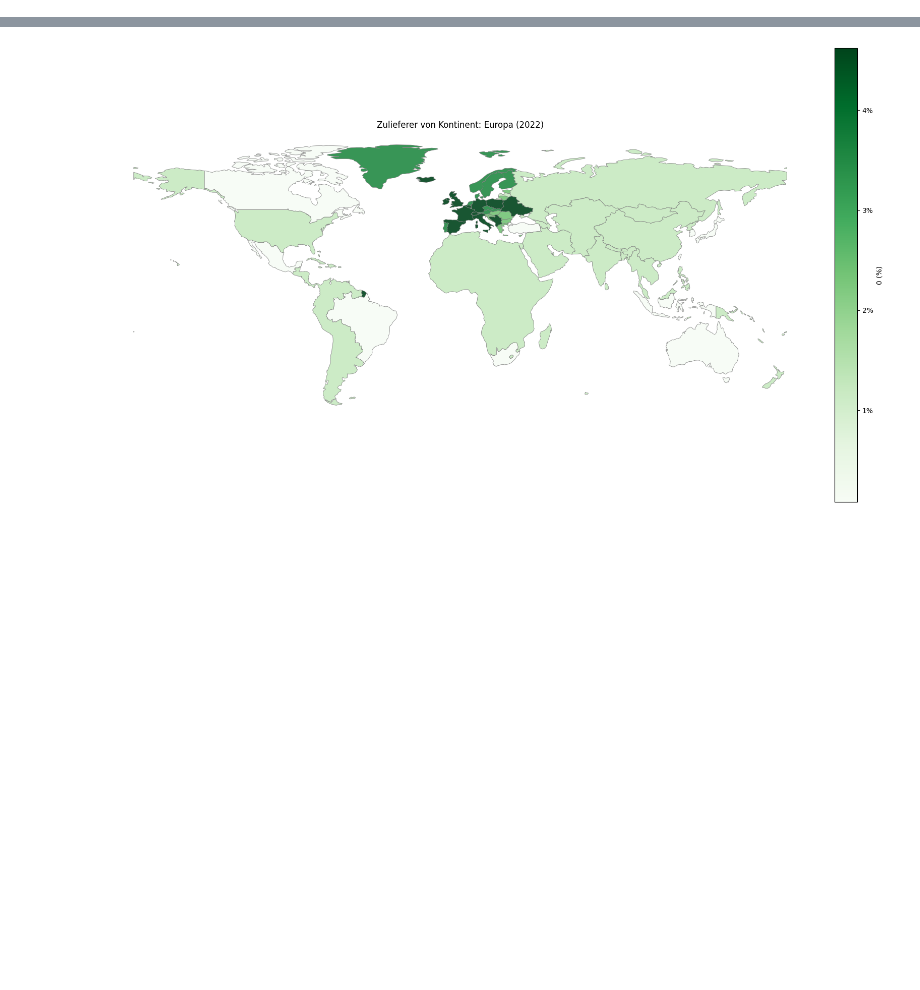
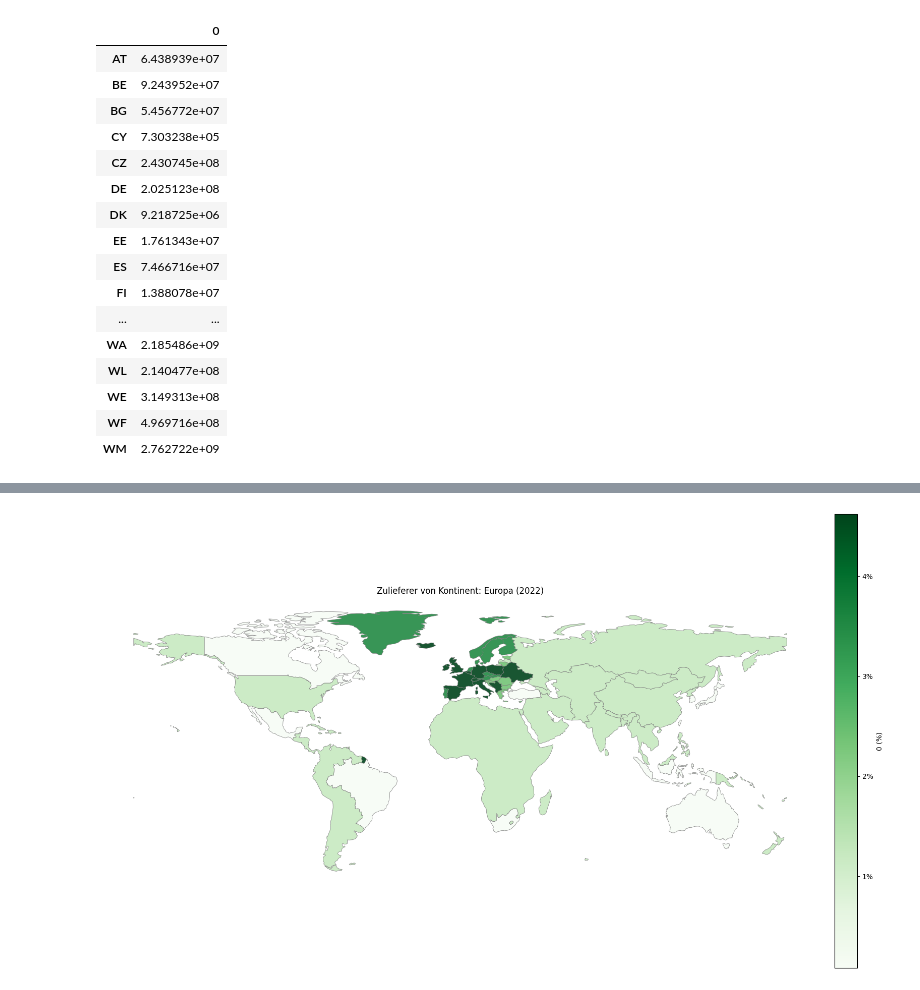
Before and after one commit to JonasLmbt/exiobase_explorer, a Jupyter notebook: main.ipynb, the cells around one changed output, grey strips where cells are left out. Saved outputs shown, nothing was run; the diff lists cells and outputs as text; code cells hidden in the pictures; blank space fills up the shorter version.

```diff
--- a/main.ipynb
+++ b/main.ipynb
@@ -27,3 +19,24 @@ SupplyChain(Number of Indices: 4092, Hierarchy levels: {'Kontinent': 'Europa', '
+# %%
+import pandas as pd
+pd.DataFrame(supplychain.database.Impact.total.loc["Treibhausgasemissionen"].iloc[:, supplychain.indices].values.tolist(), index=database.regions_exiobase)
+# %% [output]
+|  | 0 |
+| AT | 6.438939e+07 |
+| BE | 9.243952e+07 |
+| BG | 5.456772e+07 |
+| CY | 7.303238e+05 |
+| CZ | 2.430745e+08 |
+| DE | 2.025123e+08 |
+| DK | 9.218725e+06 |
+| EE | 1.761343e+07 |
+| ES | 7.466716e+07 |
+| FI | 1.388078e+07 |
+| ... | ... |
+| WA | 2.185486e+09 |
+| WL | 2.140477e+08 |
+| WE | 3.149313e+08 |
+| WF | 4.969716e+08 |
+| WM | 2.762722e+09 |
 # %%
 supplychain.plot_supply_chain(impacts=["Treibhausgasemissionen", "Wasserverbrauch", "Landnutzung", "Wertschöpfung", "Arbeitszeit"])
 # %% [output]
```
Also changed, not shown: parts of 7 cells of this notebook, 5 other files.
